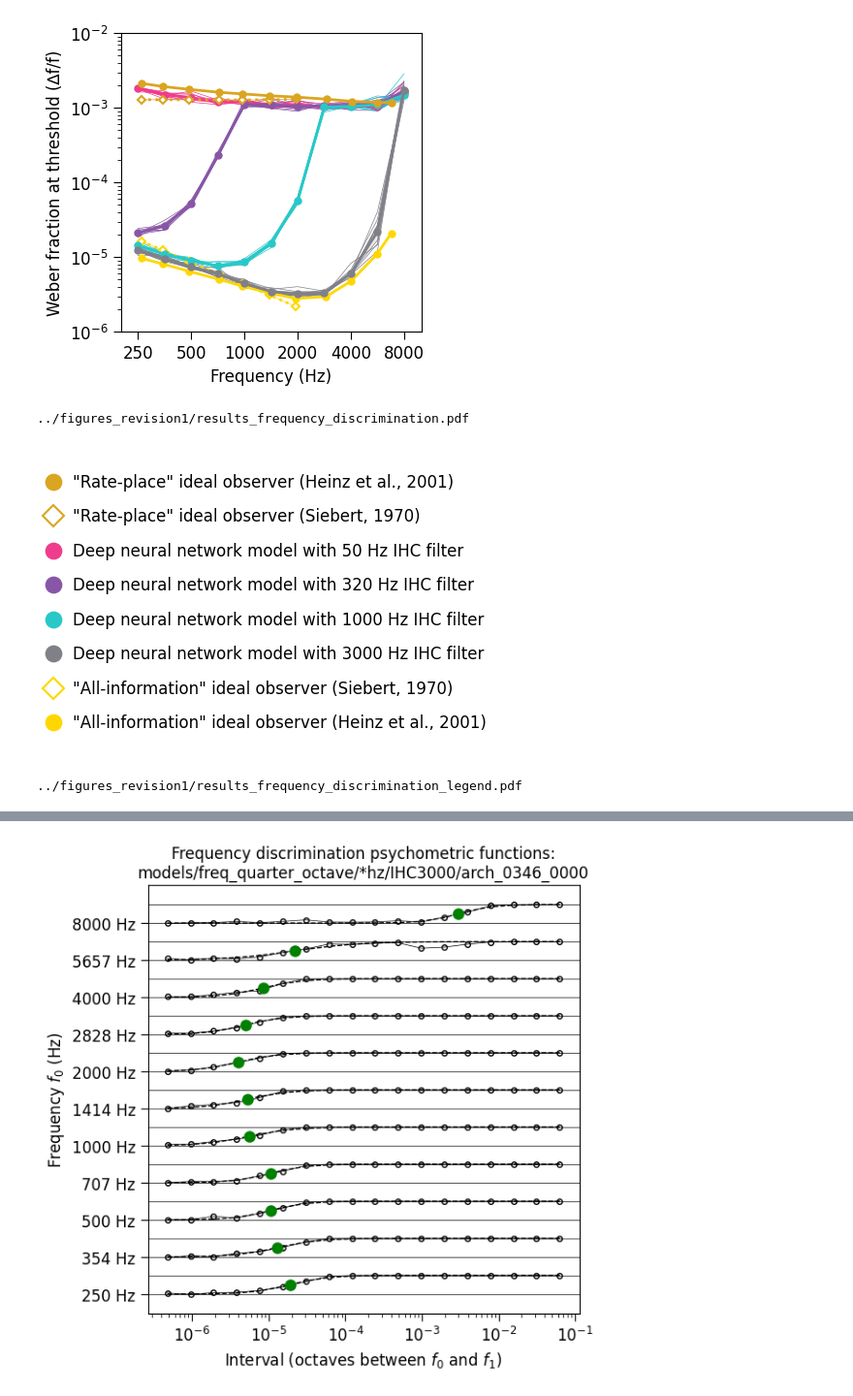
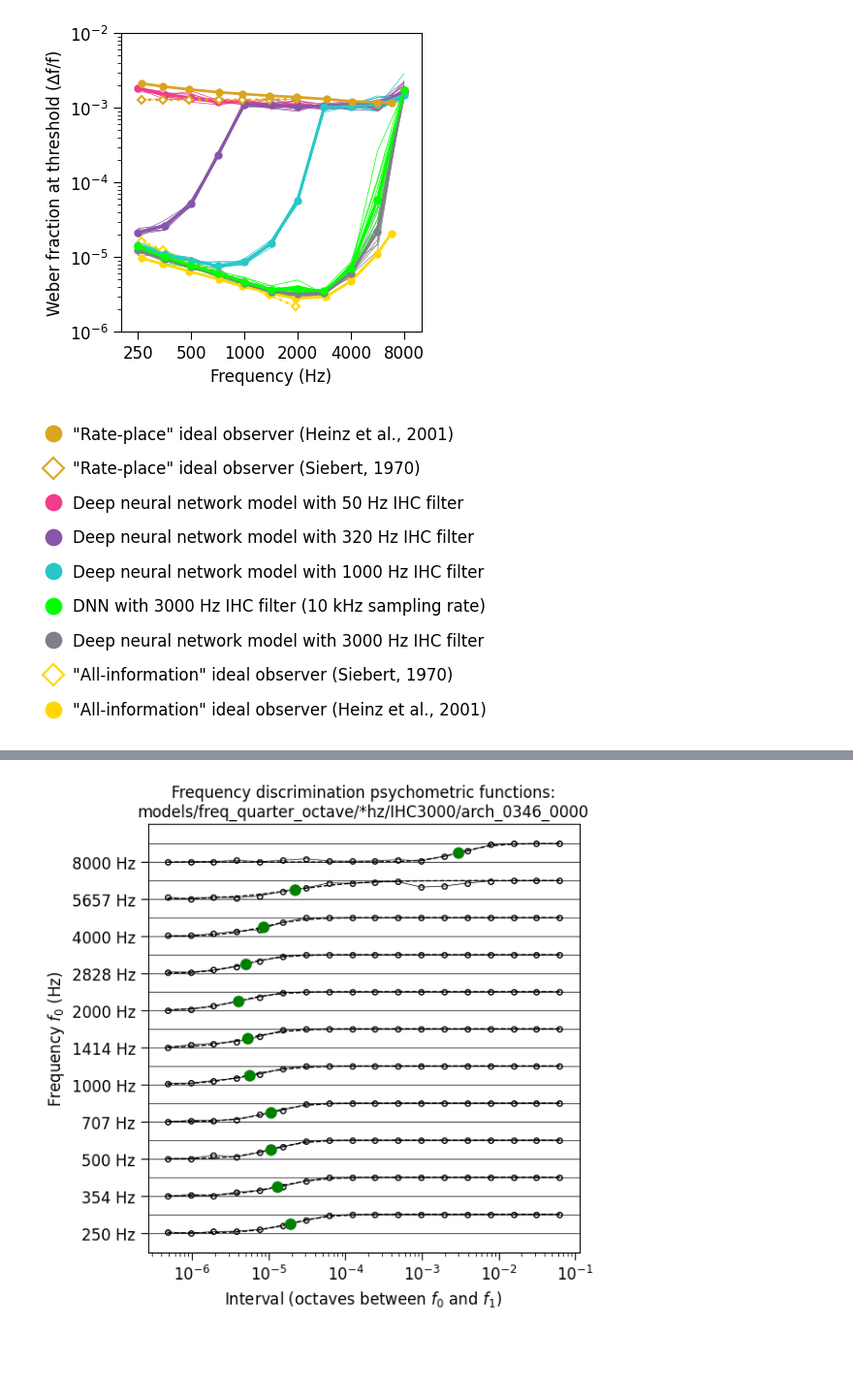
Before and after one commit to msaddler/freqdiscriminet, a Jupyter notebook: figures_results.ipynb, the cells around one changed output, grey strips where cells are left out. Shown at 97% size. Cells and saved outputs as stored; diff of their text form; code cells hidden in the pictures; blank space fills up the shorter version.

Commit message:
comparing 10 vs 20 kHz nervegram sampling rate DNNs models with phase locking up to 3000 Hz

```diff
--- a/figures_results.ipynb
+++ b/figures_results.ipynb
@@ -14,7 +14,7 @@ in the model directories to load previously calculated model thresholds.
 """
 
 # list_dir_model = glob.glob("models/freq_all/IHC????/arch_*") # Models optimized for full frequency range
-list_dir_model = glob.glob("models/freq_quarter_octave/*hz/IHC????/arch_*") # Models optimized separately for each quarter octave
+list_dir_model = glob.glob("models/freq_quarter_octave/*hz/*IHC????/arch_*") # Models optimized separately for each quarter octave
 
 # The `experiment` object generates `results.csv` files containing frequency discrimination
 # thresholds in each model directory or loads them to a dataframe if they already exist
@@ -31,6 +31,7 @@ def combine_dir_model(dir_model):
 
 df_human = pd.read_csv("data/heinz_etal_2001_fig4a_frequency_discrimination_thresholds.csv")
 df = pd.concat([df, df_human.rename(columns={"model": "dir_model"})])
+df.f0 = df.f0.astype(np.float32)
 df = df[df.f0 <= 8e3] # Exclude frequencies for which the model CF range influenced results (as in Heinz et al. 2001)
 df["dir_model"] = df["dir_model"].map(combine_dir_model)
 df = df.groupby(["dir_model", "f0"]).agg({"weber_fraction": list}).reset_index()
@@ -55,6 +56,9 @@ def get_color_and_label_from_dir_model(dir_model):
     elif "rate_place_computational" in dir_model.lower():
         color = "goldenrod"
         label = '"Rate-place" ideal observer (Heinz et al., 2001)'
+    elif "sr10000_ihc3000" in dir_model.lower():
+        color = "lime"
+        label = "DNN with 3000 Hz IHC filter (10 kHz sampling rate)"
     elif "ihc3000" in dir_model.lower():
         color = "#808088"
         label = "Deep neural network model with 3000 Hz IHC filter"
@@ -118,45 +122,43 @@ util.format_axes(
 )
 plt.show()
 
-fn = "../figures_revision1/results_frequency_discrimination.pdf"
-fig.savefig(fn, bbox_inches="tight", pad_inches=0.05, transparent=True)
-print(fn)
+# fn = "../figures_revision1/results_frequency_discrimination.pdf"
+# fig.savefig(fn, bbox_inches="tight", pad_inches=0.05, transparent=True)
+# print(fn)
 
 
 fig_legend, ax_legend = plt.subplots(figsize=(4, 4))
 handles, labels = ax.get_legend_handles_labels()
 idx_sort = np.argsort(legend_sort_values)[::-1]
 kwargs_legend = {
     "fontsize": 12,
     "markerscale": 2,
     "handlelength": 0,
     "frameon": False,
     "loc": "center",
     "handletextpad": 1.25,
     "labelspacing": 1.05,
     "markerscale": 2.5,
 }
 ax_legend.legend(
     [handles[_] for _ in idx_sort],
     [labels[_] for _ in idx_sort],
     **kwargs_legend,
 )
 util.format_axes(
     ax_legend,
     spines_to_hide=["top", "bottom", "left", "right"],
     xticks=[],
     yticks=[],
 )
 plt.show()
 
-fn = "../figures_revision1/results_frequency_discrimination_legend.pdf"
-fig_legend.savefig(fn, bbox_inches="tight", pad_inches=0.05, transparent=True)
-print(fn)
+# fn = "../figures_revision1/results_frequency_discrimination_legend.pdf"
+# fig_legend.savefig(fn, bbox_inches="tight", pad_inches=0.05, transparent=True)
+# print(fn)
 # %% [output]
-[figure, old version]
+[figure, new version]
-../figures_revision1/results_frequency_discrimination.pdf
-[figure, old version]
+[figure, new version]
-../figures_revision1/results_frequency_discrimination_legend.pdf
 # %%
 """
 Calculating DNN model frequency discrimination thresholds from `eval.csv` files,
```
Also changed, not shown: parts of 1 cell of this notebook, 1 other file.
